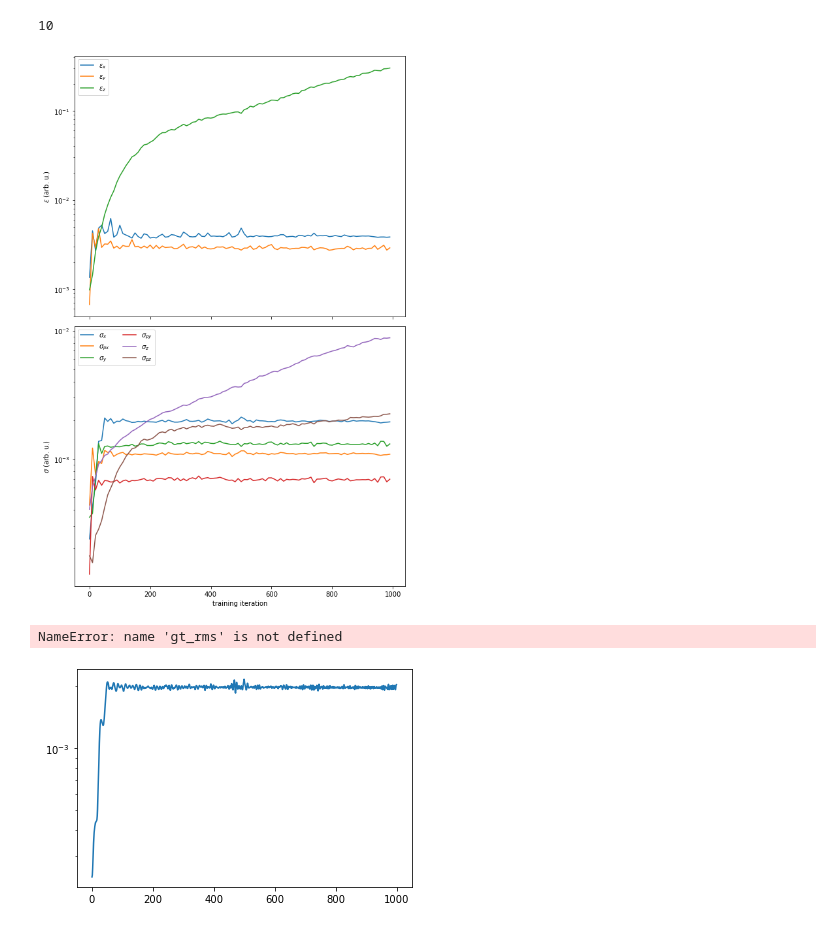
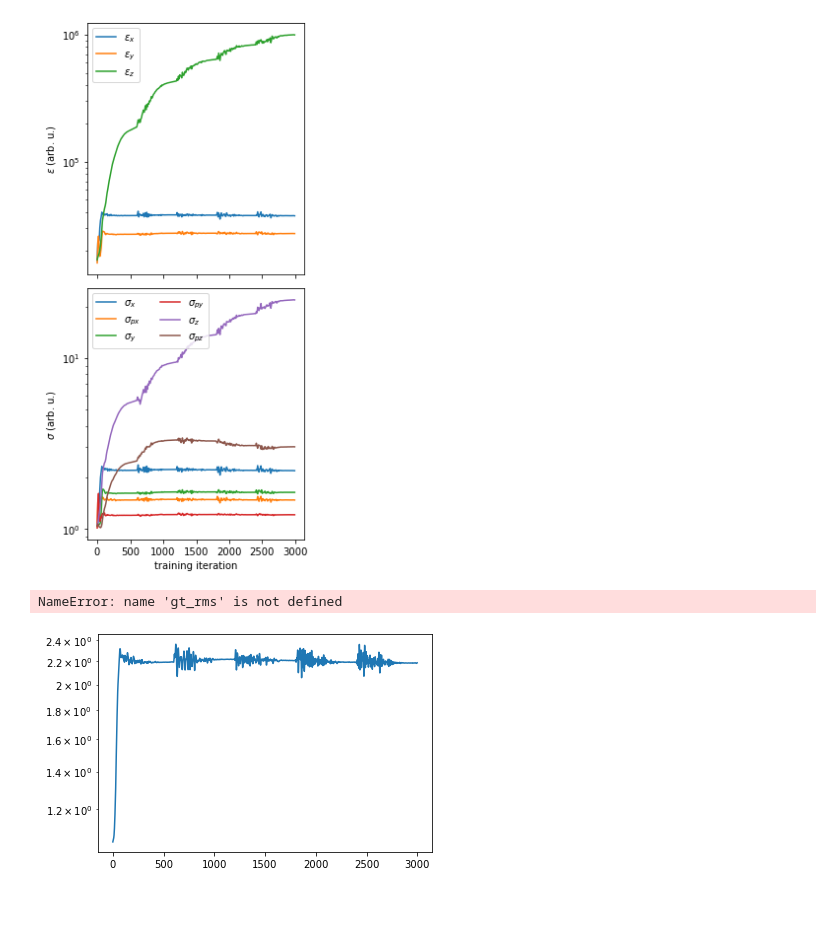
Before and after one commit to roussel-ryan/gpsr, a Jupyter notebook: AWA/analysis_convergence.ipynb, the cells around one changed output. Drawn from its saved outputs; the diff is of its cells as text; code cells hidden in the pictures.

```diff
--- a/AWA/analysis_convergence.ipynb
+++ b/AWA/analysis_convergence.ipynb
@@ -4,53 +4,51 @@ import matplotlib.pyplot as plt
 import sys
 sys.path.append("../")
 
-data = torch.load("alpha_1e-3/loss_log.pt")
+data = torch.load("alpha_1000_snapshot/loss_log.pt")
 
-train_dset = torch.load("alpha_1e-3/train.dset")
-print(len(train_dset))
+#train_dset = torch.load("alpha_1e-3/train.dset")
+#print(len(train_dset))
 #folder = "../../test_case_4/"
 
 #gt_initial_beam = torch.load(folder + "ground_truth_dist.pt")
-# %% [output]
-10
 # %%
 # get predicted covariances
-cov = torch.cat([ele[-1].unsqueeze(0) for ele in data[::10]])
+cov = torch.cat([ele[-2].unsqueeze(0) for ele in data])
 # %%
 # plot emit_x
 emits = []
 for i in range(3):
     g = i*2
     emits.append(torch.det(cov[:, g:g+2,g:g+2]).sqrt())
 
 fig,(ax, ax2) = plt.subplots(2,1, sharex="all")
-fig.set_size_inches(8,12)
+fig.set_size_inches(4,8)
 labels = ["x", "y", "z"]
 mean_energy = 65
 scale = 1e6
 idx = slice(0, len(emits[0]), 10)
 t = torch.arange(len(emits[0]))[idx]
 for i in range(3):
     ax.semilogy(t, emits[i].cpu().detach()[idx] * scale / mean_energy,
                 label=f"$\epsilon_{labels[i]}$",
                 c=f"C{i}")
 
 sigmas = []
 labels = ["x", "px", "y", "py", "z", "pz"]
 for i in range(6):
     sigmas.append(cov[:,i,i].sqrt())
     ax2.semilogy(t, sigmas[-1].cpu().detach()[idx],label=f"$\sigma_{{{labels[i]}}}$",
                 c=f"C{i}")
 
 ax.set_ylabel("$\epsilon$ (arb. u.)")
 ax2.set_ylabel("$\sigma$ (arb. u.)")
 ax2.set_xlabel("training iteration")
 ax.legend()
 ax2.legend(ncol=2, loc=2)
 fig.tight_layout()
 fig.savefig("convergence.svg")
 # %% [output]
-[figure, old version]
+[figure, new version]
 # %%
 sigmas = []
 fig,ax = plt.subplots()
@@ -65,4 +63,4 @@ print(gt_rms[-i].sqrt())
 ax.legend()
 # %% [output]
 NameError: name 'gt_rms' is not defined
-[figure, old version]
+[figure, new version]
```
Also changed, not shown: 18 other files.
